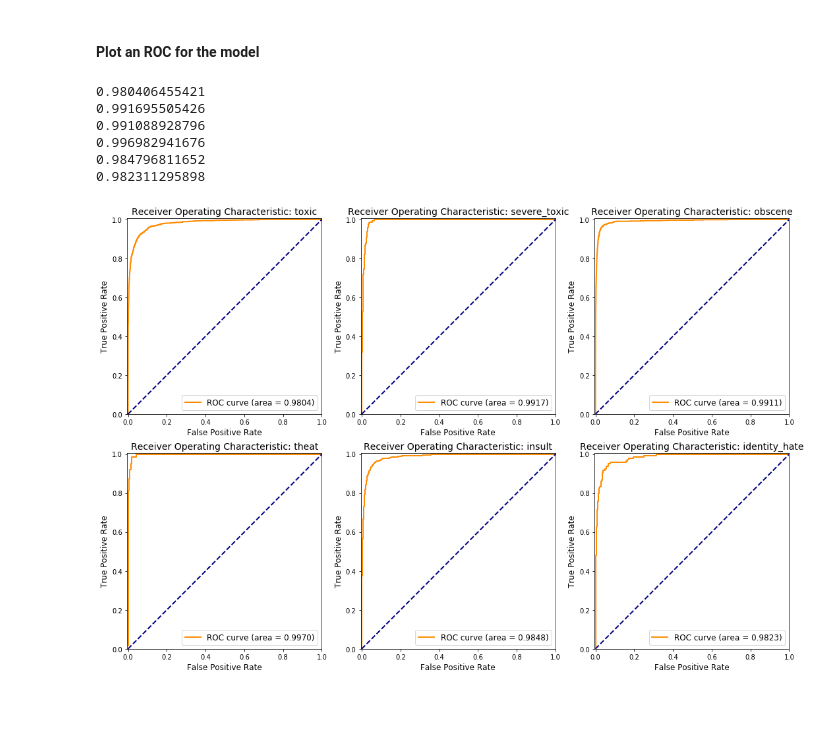
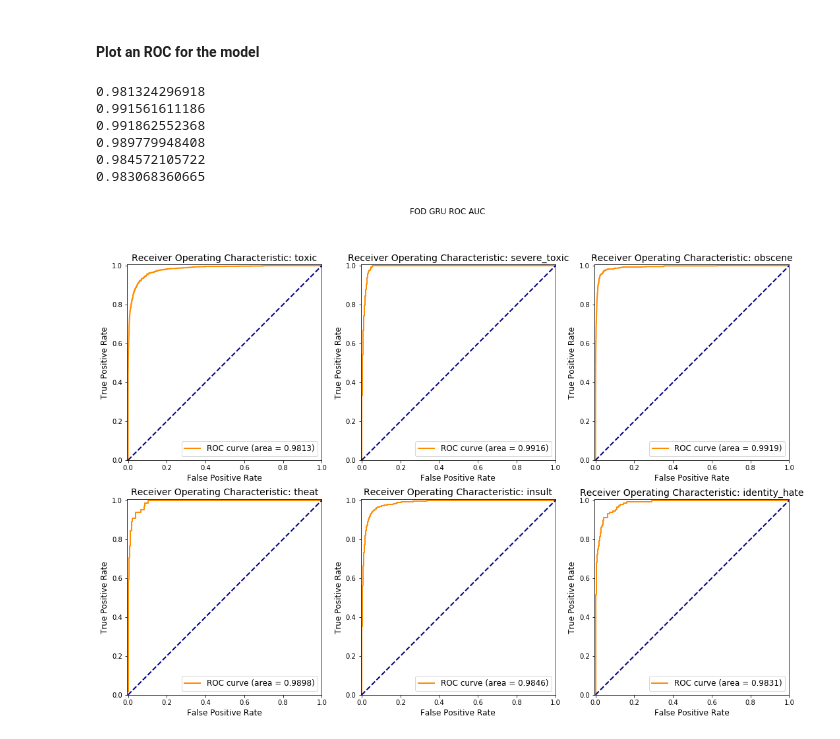
Before and after one commit to pixelatedbrian/polished-vernacular, a Jupyter notebook: notebooks/pooled_gru_word_process_pipeline.ipynb, the cells around one changed output. Saved outputs shown, nothing was run; the diff lists cells and outputs as text; code cells hidden in the pictures; blank space fills up the shorter version.

```diff
--- a/notebooks/pooled_gru_word_process_pipeline.ipynb
+++ b/notebooks/pooled_gru_word_process_pipeline.ipynb
@@ -283,8 +333,8 @@ model = get_model4(learning_rate=0.001, lr_decay=0, drop_out=0.2)
 
 # print(model.summary())
 
-batch_size = 16
-epochs = 2
+batch_size = 256
+epochs = 3
 
 X_tra, X_val, y_tra, y_val = train_test_split(x_train, y_train, train_size=0.90, random_state=233)
 # RocAuc = RocAucEvaluation(validation_data=(X_val, y_val), interval=1)
@@ -421,28 +344,0 @@ Epoch 4/4
-# %%
-model = get_model(learning_rate=0.0025, lr_decay=0.0001, drop_out=0.2)
-
-# print(model.summary())
-
-# LR: 0.0001
-# 128:  time ~144s ROC AUC epoch 1: 0.96
-# 256:  time ~73s  ROC AUC epoch 1: 0.90
-# 512:  time ~53s  ROC AUC epoch 1: 0.68
-# 1024: time ~40s  ROC AUC epoch 1: 0.64
-# 2048: time ~34s  ROC AUC epoch 1: 0.60
-# 4096: time ~30s  ROC AUC epoch 1: 0.55
-
-# LR: 0.001
-# 1024: time ~40s  ROC AUC epoch 1: 0.96
-# 2048: time ~35s  ROC AUC epoch 1: 0.79
-# 4096:
-#
-batch_size = 2048
-epochs = 15
-
-# lr: 0.0025    batch:  2048  lr_decay:   0
-
-X_tra, X_val, y_tra, y_val = train_test_split(x_train, y_train, train_size=0.90, random_state=233)
-RocAuc = RocAucEvaluation(validation_data=(X_val, y_val), interval=1)
-
-hist = model.fit(X_tra, y_tra, batch_size=batch_size, epochs=epochs, validation_data=(X_val, y_val),
-                 callbacks=[RocAuc], verbose=2)
@@ -577,47 +455,48 @@ np.log2(32000)
 # %% [markdown]
 #### Plot an ROC for the model
 # %%
-val_preds = model.predict(X_val)
+val_preds = model.predict(X_val, batch_size=1024)
 # %%
 c_names = ["toxic", "severe_toxic", "obscene", "theat", "insult", "identity_hate"]
 
 fig, axs = plt.subplots(2, 3, figsize=(18,12))
 
 fig.set_facecolor("white")
+fig.suptitle("FOD GRU ROC AUC")
 
 for _c in range(6):
     class_index = _c
     class_name = c_names[_c]
 
     result = roc_auc_score(y_val[:, class_index], val_preds[:, class_index])
 
     fpr = {}
     tpr = {}
     fpr, tpr, _ = roc_curve(y_val[:, class_index], val_preds[:, class_index])
     roc_auc = auc(fpr, tpr)
 
     # print(fpr)
     print(result)
 
     ax = axs.flatten()[_c]
 
     ax.plot(fpr, tpr, color='darkorange',
              lw=2, label='ROC curve (area = %0.4f)' % roc_auc)
 
 
     ax.plot([0, 1], [0, 1], color='navy', lw=2, linestyle='--')
     ax.set_xlim([-0.005, 1.0])
     ax.set_ylim([0.0, 1.005])
     ax.set_xlabel('False Positive Rate', size=12)
     ax.set_ylabel('True Positive Rate', size=12)
     ax.set_title('Receiver Operating Characteristic: ' + class_name, size=14)
     ax.legend(loc="lower right", fontsize=12)
     # plt.show()
 # %% [output]
-0.980406455421
-0.991695505426
-0.991088928796
-0.996982941676
-0.984796811652
-0.982311295898
+0.981324296918
+0.991561611186
+0.991862552368
+0.989779948408
+0.984572105722
+0.983068360665
-[figure, old version]
+[figure, new version]
```
Also changed, not shown: parts of 10 cells of this notebook, 1 other file.
